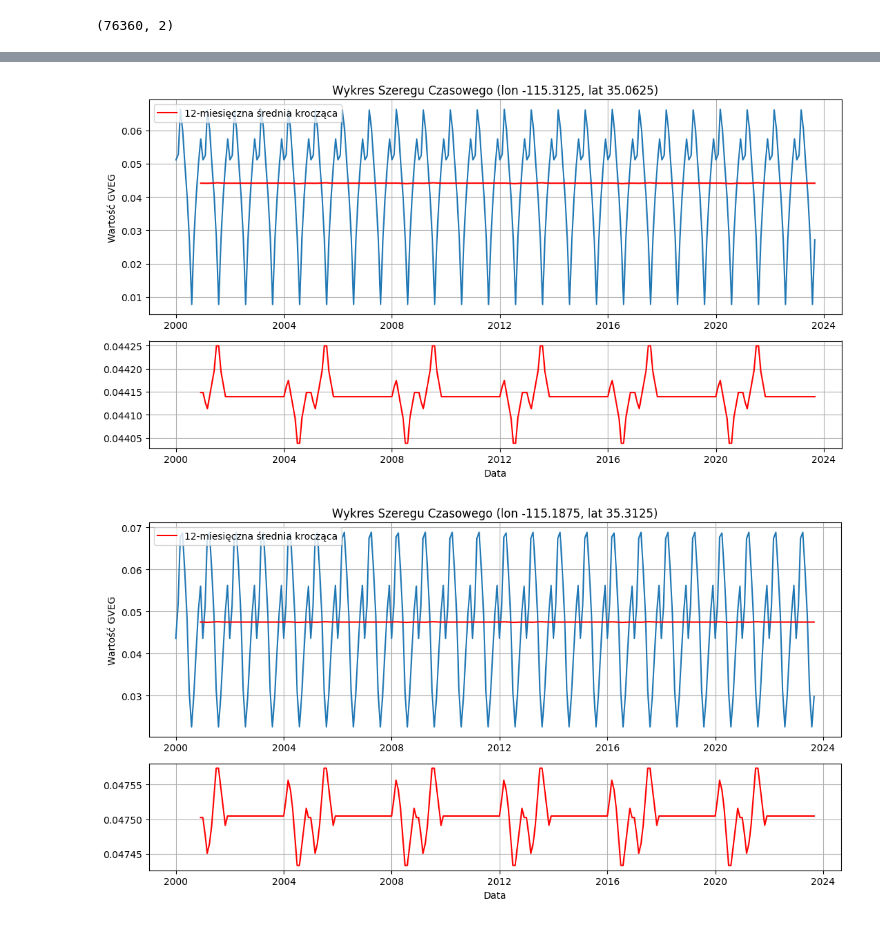
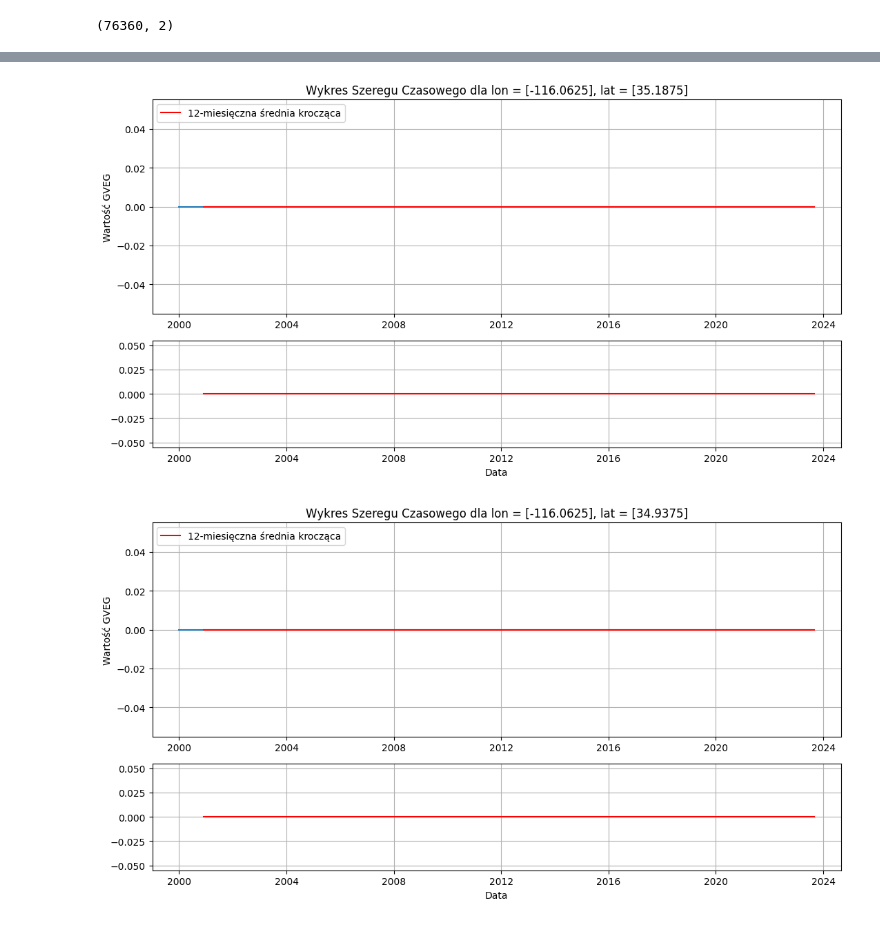
Before and after one commit to PiotrMaciejKowalski/BigData2024Project, a Jupyter notebook: colabs/Analiza_szeregow_czasowych_dot_roslinnosci.ipynb, the cells around one changed output, grey strips where cells are left out. Saved outputs shown, nothing was run; the diff lists cells and outputs as text; code cells hidden in the pictures.

Commit message:
rozdzielnie funkcji na dwie, ustawienie random na konkretna liczbe

```diff
--- a/colabs/Analiza_szeregow_czasowych_dot_roslinnosci.ipynb
+++ b/colabs/Analiza_szeregow_czasowych_dot_roslinnosci.ipynb
@@ -75,7 +76,7 @@ nasa_ym.createOrReplaceTempView("nasa_ym")
 # Analiza szergów czasowych  dot. roślinności
 # %%
 # Ograniczenie zbioru nasa do wartości, które potrzebujemy, ustawienie pomiaru zawsze na 1 dzień miesiąca
-time_series = spark.sql("""
+GVEG_SparkDataFrame = spark.sql("""
                         SELECT
                         lon, lat,
                         to_date(CONCAT(Year, '-', Month, '-1')) as Date, GVEG
@@ -98,36 +116,33 @@ distinct_wsp.shape
+# %%
+# Test
+GVEG_time_series = extract_time_series_from_dataframe(GVEG_SparkDataFrame, -89.4375, 32.1875)
 # %%
 # FIXME przenieść do katalogu src / @see (https://app.clickup.com/t/86bwj0nt4)
-def time_series_GVEG(lon: float, lat: float):
+def plot_time_series(df: pd.DataFrame, atrybut: str) -> None:
   """
-  Funkcja generująca wykres w czasie wartości zmiennej GVEG (green vegetation) dla zadanych współrzednych.
-
+  Funkcja generująca wykres w czasie dla zadanego atrybutu.
   Parametry:
-  - lon (float): długość geograficzna
-  - lat (float): szerokość geograficzna
+  - df (DataFrame): szereg czasowy; Pandas DataFrame
+  - atrybut (str): atrybut, dla którego chcemy zrobić wykres w czasie
   """
-  # ograniczenie zbioru do konkretnej pary współrzędnych
-  series = time_series.filter((time_series['lon'] == lon) & (time_series['lat'] == lat)).drop('lon', 'lat')
-  # Przejście na pandas
-  time_series_Pandas = series.toPandas()
-  # Ustawienie 'date' jako indeksu
-  time_series_Pandas.set_index('Date', inplace=True)
   # Obliczanie 12-miesięcznej średniej kroczącej
-  time_series_Pandas['12m_MA'] = time_series_Pandas['GVEG'].rolling(window=12).mean()
+  df['12m_MA'] = df[atrybut].rolling(window=12).mean()
   # Tworzenie wykresu
   plt.figure(figsize=(11,6))
   gs = gridspec.GridSpec(2, 1, height_ratios=[2, 1])
-  xmin, xmax = time_series_Pandas.index.min() - pd.DateOffset(years=1) , time_series_Pandas.index.max() + pd.DateOffset(years=1)
+  xmin, xmax = df.index.min() - pd.DateOffset(years=1) , df.index.max() + pd.DateOffset(years=1)
+
   ax1 = plt.subplot(gs[0])
-  ax1.plot(time_series_Pandas.index, time_series_Pandas['GVEG'])
-  ax1.plot(time_series_Pandas.index, time_series_Pandas['12m_MA'], label='12-miesięczna średnia krocząca', color='red')
-  ax1.set_title(f'Wykres Szeregu Czasowego (lon {lon}, lat {lat})')
+  ax1.plot(df.index, df[atrybut])
+  ax1.plot(df.index, df['12m_MA'], label='12-miesięczna średnia krocząca', color='red')
+  ax1.set_title(f"Wykres Szeregu Czasowego dla lon = {df['lon'].unique()}, lat = {df['lat'].unique()}")
   ax1.legend(loc='upper left')
-  ax1.set_ylabel('Wartość GVEG')
+  ax1.set_ylabel(f"Wartość {atrybut}")
   ax1.set_xlim(xmin, xmax)
   ax1.grid(True)
 
   ax2 = plt.subplot(gs[1])
-  ax2.plot(time_series_Pandas.index, time_series_Pandas['12m_MA'], label='12-miesięczna średnia krocząca', color='red')
+  ax2.plot(df.index, df['12m_MA'], label='12-miesięczna średnia krocząca', color='red')
   ax2.set_xlabel('Data')
   ax2.grid(True)
   ax2.set_xlim(xmin, xmax)
@@ -140,5 +160,6 @@ random = distinct_wsp.sample(10)
 # %%
 # sprawdzenie szeregu czasowego dla wylosowanych współrzędnych
 for index, row in random.iterrows():
-  time_series_GVEG(row['lon'], row['lat'])
+  GVEG_time_series = extract_time_series_from_dataframe(GVEG_SparkDataFrame, row['lon'], row['lat'])
+  plot_time_series(GVEG_time_series, 'GVEG')
 # %% [output]
@@ -161,5 +182,6 @@ random_mojave = mojave.sample(10)
 # %%
 # sprawdzenie szeregu czasowego dla wylosowanych współrzędnych
 for index, row in random_mojave.iterrows():
-  time_series_GVEG(row['lon'], row['lat'])
+  GVEG_time_series = extract_time_series_from_dataframe(GVEG_SparkDataFrame, row['lon'], row['lat'])
+  plot_time_series(GVEG_time_series, 'GVEG')
 # %% [output]
@@ -172,2 +194,2 @@ for index, row in random_mojave.iterrows():
-[figure, old version]
+[figure, new version]
-[figure, old version]
+[figure, new version]
```
Also changed, not shown: parts of 9 cells of this notebook.
